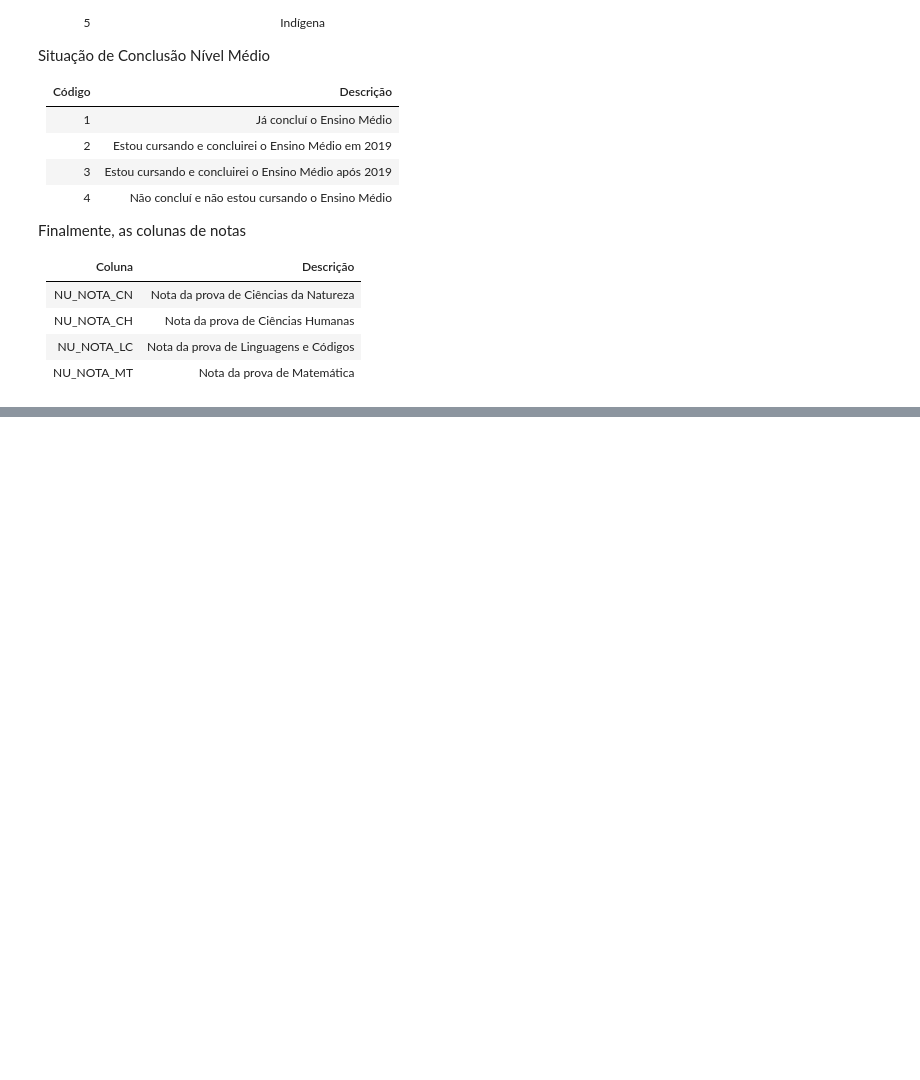
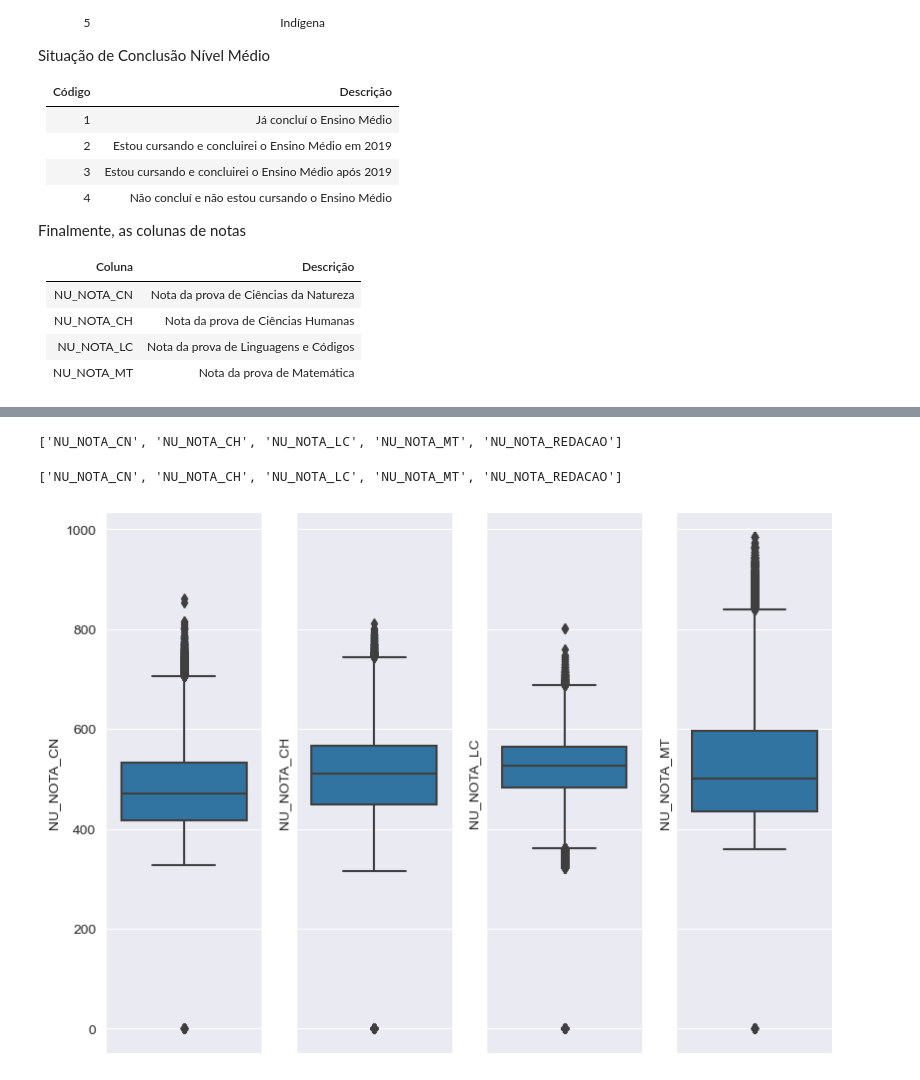
Before and after one commit to rhyanfrazao/aed-enem-2022, a Jupyter notebook: projeto-aed-enem-2023.ipynb, the cells around one changed output, grey strips where cells are left out. Cells and saved outputs as stored; diff of their text form; code cells hidden in the pictures; blank space fills up the shorter version.

Commit message:
analisando boxplots das notas 19 x 23

```diff
--- a/projeto-aed-enem-2023.ipynb
+++ b/projeto-aed-enem-2023.ipynb
@@ -281,0 +316,5 @@ Finalmente, as colunas de notas
+# %%
+# Vamos focar primeiro nas notas, para isso vamos selecionar apenas as features necessárias:
+
+colunas_notas_2019 = [coluna for coluna in df_enem_2019 if 'NOTA' in coluna]
+colunas_notas_2019
@@ -281,0 +348,24 @@ Finalmente, as colunas de notas
+# %%
+# Vamos remover as colunas de notas complementares e ficar apenas com a nota final de redação:
+
+colunas_notas_2019 = [coluna for coluna in colunas_notas_2019 if 'COMP' not in coluna]
+colunas_notas_2019
+# %% [output]
+['NU_NOTA_CN', 'NU_NOTA_CH', 'NU_NOTA_LC', 'NU_NOTA_MT', 'NU_NOTA_REDACAO']
+# %%
+colunas_notas_2023 = [coluna for coluna in colunas_notas_2023 if 'COMP' not in coluna]
+colunas_notas_2023
+# %% [output]
+['NU_NOTA_CN', 'NU_NOTA_CH', 'NU_NOTA_LC', 'NU_NOTA_MT', 'NU_NOTA_REDACAO']
+# %%
+# Analisando as notas do Enem 2019 pelo meio de Boxplots:
+
+sns.set_style("darkgrid")
+figura, graficos = plt.subplots(1, 4, sharey=True, figsize=(8,6))
+plt.tight_layout()
+
+for i in range(4):
+    coluna_1 = colunas_notas_2019[i]
+    sns.boxplot(data=df_enem_2019, y=coluna_1, ax=graficos[i])
+# %% [output]
+[figure, added]
```
Also changed, not shown: parts of 8 cells of this notebook.
